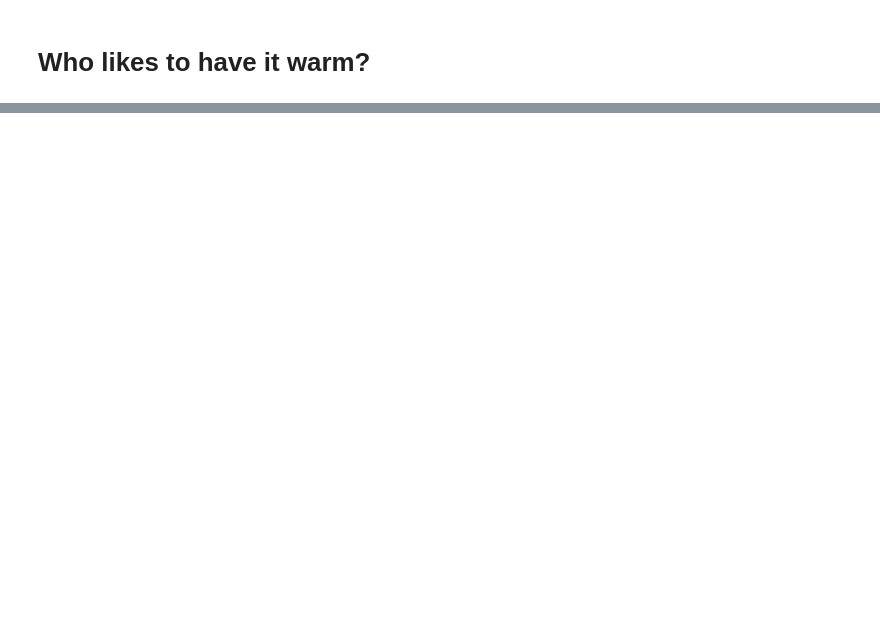
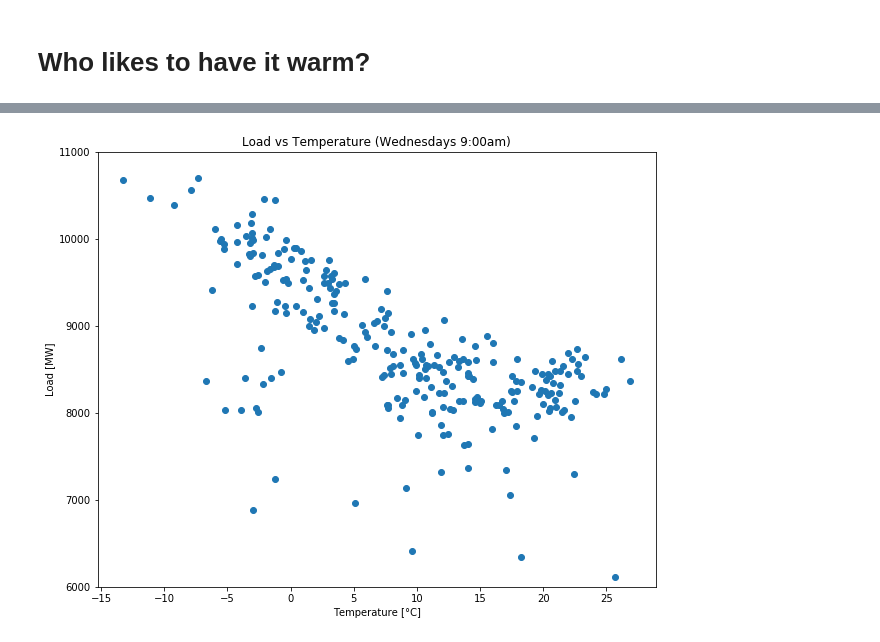
Before and after one commit to inwe-boku/lecture-scientific-computing, a Jupyter notebook: lecture08-xarray/lecture08.ipynb, the cells around one changed output, grey strips where cells are left out. Cells and saved outputs as stored; diff of their text form; code cells hidden in the pictures; blank space fills up the shorter version.

```diff
--- a/lecture08-xarray/lecture08.ipynb
+++ b/lecture08-xarray/lecture08.ipynb
@@ -285,0 +351,8 @@ Coordinates:
+# %%
+X = np.array([power_demand_country.index.dayofyear.values,
+              power_demand_country.index.weekday.values,
+              power_demand_country.index.hour.values,
+              country_temperature.interp(time=power_demand_country.index),
+             ]).T
+
+forest = train_forest(power_demand_country, X)
@@ -285,0 +361,20 @@ Coordinates:
+# %%
+for country in COUNTRIES:
+    power_demand_country = power_demand[country]
+
+    X = np.array([power_demand_country.index.dayofyear.values,
+                  power_demand_country.index.weekday.values,
+                  power_demand_country.index.hour.values]).T
+
+    print(country)
+    forest = train_forest(power_demand_country, X)
+
+    country_temperature = calc_country_temperature(country)
+
+    X = np.array([power_demand_country.index.dayofyear.values,
+                  power_demand_country.index.weekday.values,
+                  power_demand_country.index.hour.values,
+                  country_temperature.sel(time=power_demand_country.index),
+                 ]).T
+
+    forest = train_forest(power_demand_country, X)
@@ -362,0 +428,11 @@ def plot_load_prediction_ratio(country):
+# %%
+idcs = (power_demand_country.index.weekday == 2) & (power_demand_country.index.hour == 9)
+# %%
+plt.plot(temperature_at.interp(time=power_demand.Austria.index[idcs]),
+         power_demand.Austria[idcs], 'o')
+plt.ylim(6_000, 11_000)
+plt.xlabel('Temperature [°C]')
+plt.ylabel('Load [MW]')
+plt.title("Load vs Temperature (Wednesdays 9:00am)");
+# %% [output]
+[figure, added]
```
Also changed, not shown: parts of 36 cells of this notebook.
